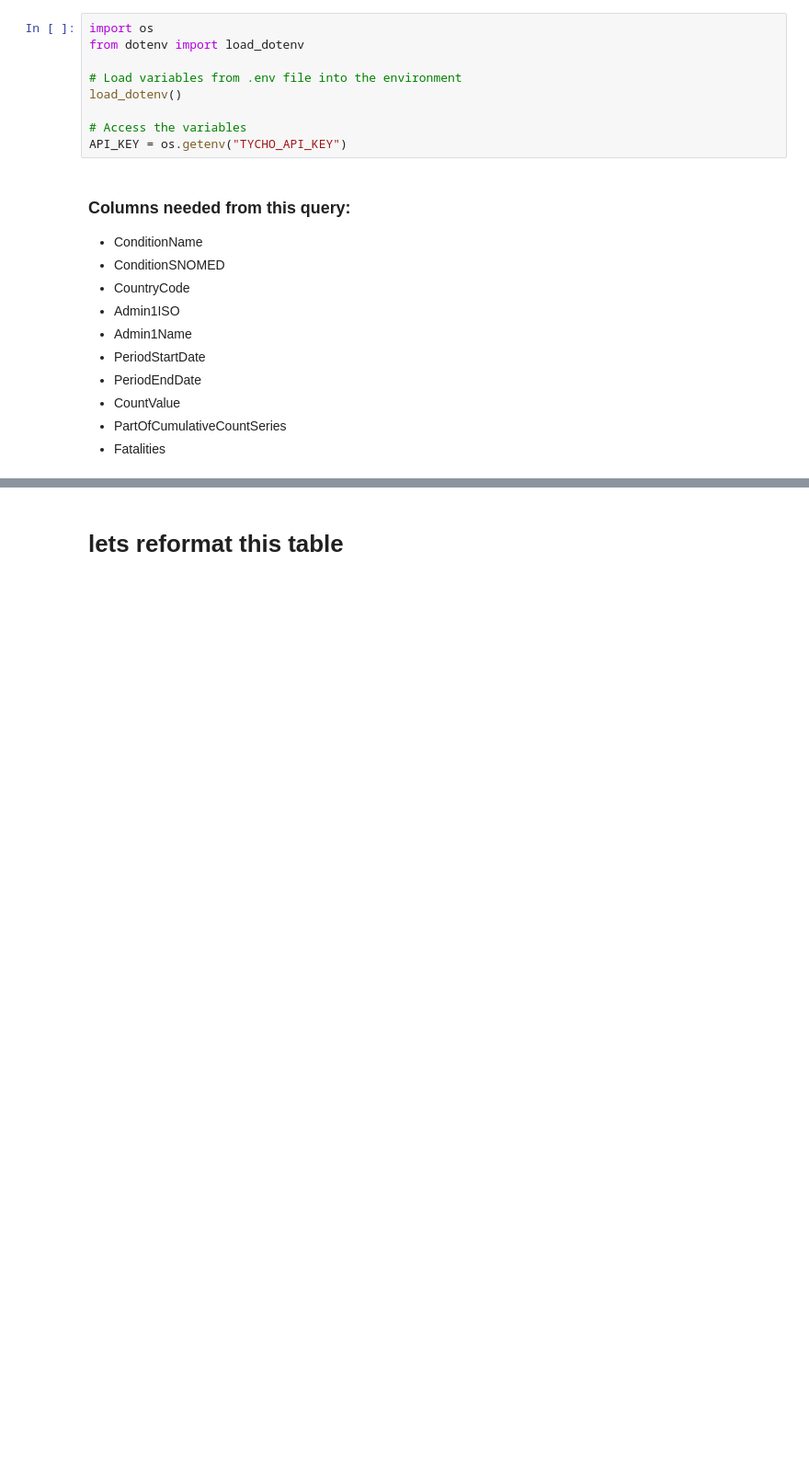
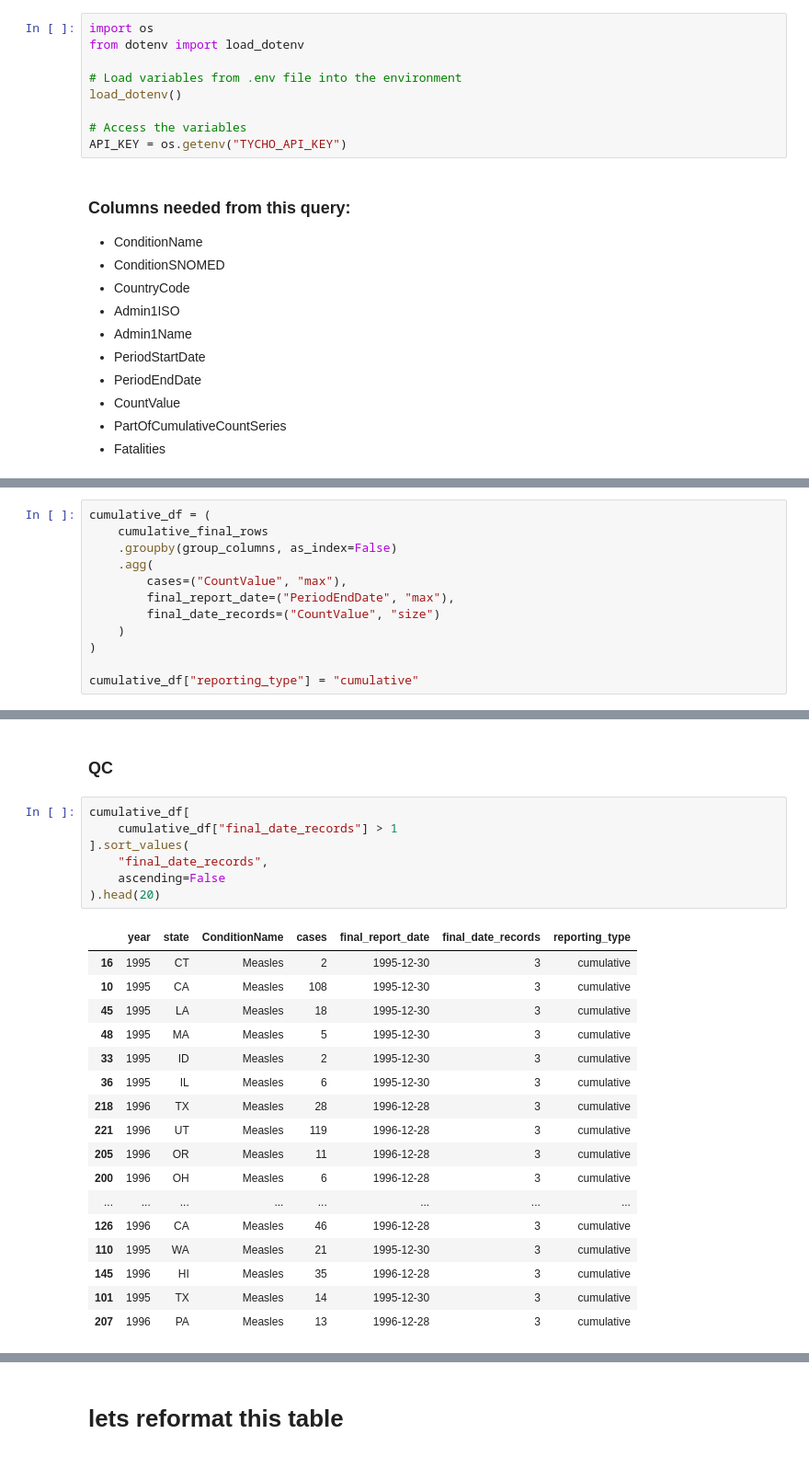
Before and after one commit to FusRaDa/biot670i_capstone_vaccination_project, a Jupyter notebook: rada_notebooks/99_tycho_api.ipynb, the cells around one changed output, grey strips where cells are left out. Shown at 92% size. Drawn from its saved outputs; the diff is of its cells as text; blank space fills up the shorter version.

```diff
--- a/rada_notebooks/99_tycho_api.ipynb
+++ b/rada_notebooks/99_tycho_api.ipynb
@@ -258,0 +276,12 @@ cases_wide_df.head()
+# %%
+cumulative_df = (
+    cumulative_final_rows
+    .groupby(group_columns, as_index=False)
+    .agg(
+        cases=("CountValue", "max"),
+        final_report_date=("PeriodEndDate", "max"),
+        final_date_records=("CountValue", "size")
+    )
+)
+
+cumulative_df["reporting_type"] = "cumulative"
@@ -258,0 +324,27 @@ cases_wide_df.head()
+# %% [markdown]
+### QC
+# %%
+cumulative_df[
+    cumulative_df["final_date_records"] > 1
+].sort_values(
+    "final_date_records",
+    ascending=False
+).head(20)
+# %% [output]
+|  | year | state | ConditionName | cases | final_report_date | final_date_records | reporting_type |
+| 16 | 1995 | CT | Measles | 2 | 1995-12-30 | 3 | cumulative |
+| 10 | 1995 | CA | Measles | 108 | 1995-12-30 | 3 | cumulative |
+| 45 | 1995 | LA | Measles | 18 | 1995-12-30 | 3 | cumulative |
+| 48 | 1995 | MA | Measles | 5 | 1995-12-30 | 3 | cumulative |
+| 33 | 1995 | ID | Measles | 2 | 1995-12-30 | 3 | cumulative |
+| 36 | 1995 | IL | Measles | 6 | 1995-12-30 | 3 | cumulative |
+| 218 | 1996 | TX | Measles | 28 | 1996-12-28 | 3 | cumulative |
+| 221 | 1996 | UT | Measles | 119 | 1996-12-28 | 3 | cumulative |
+| 205 | 1996 | OR | Measles | 11 | 1996-12-28 | 3 | cumulative |
+| 200 | 1996 | OH | Measles | 6 | 1996-12-28 | 3 | cumulative |
+| ... | ... | ... | ... | ... | ... | ... | ... |
+| 126 | 1996 | CA | Measles | 46 | 1996-12-28 | 3 | cumulative |
+| 110 | 1995 | WA | Measles | 21 | 1995-12-30 | 3 | cumulative |
+| 145 | 1996 | HI | Measles | 35 | 1996-12-28 | 3 | cumulative |
+| 101 | 1995 | TX | Measles | 14 | 1995-12-30 | 3 | cumulative |
+| 207 | 1996 | PA | Measles | 13 | 1996-12-28 | 3 | cumulative |
```
Also changed, not shown: parts of 31 cells of this notebook, 5 other files.
